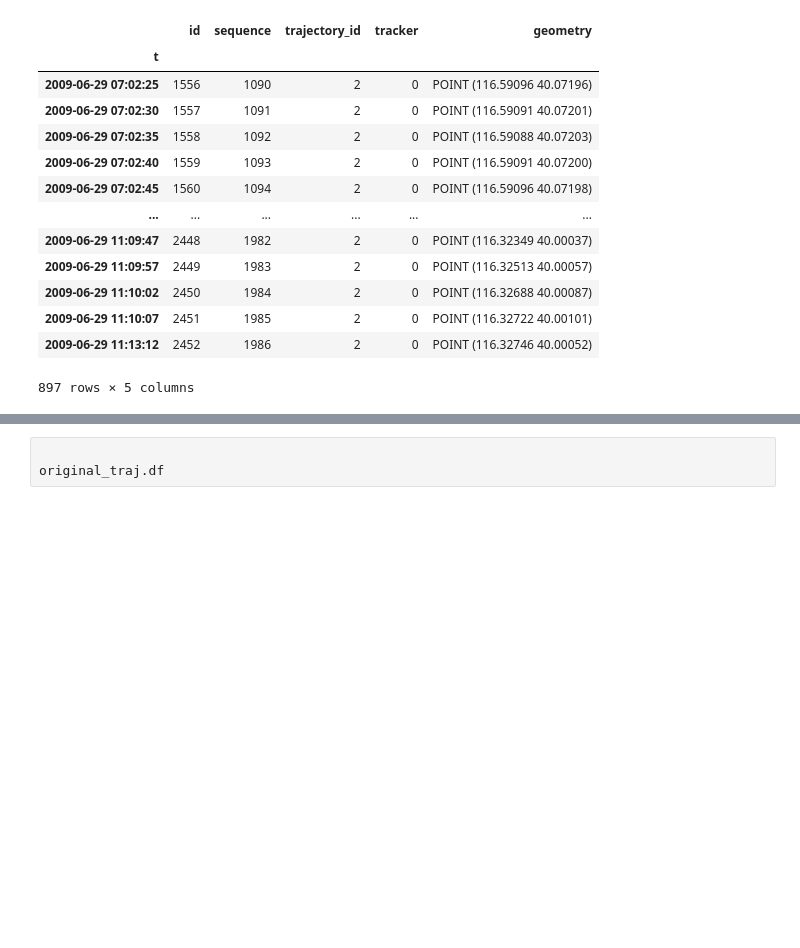
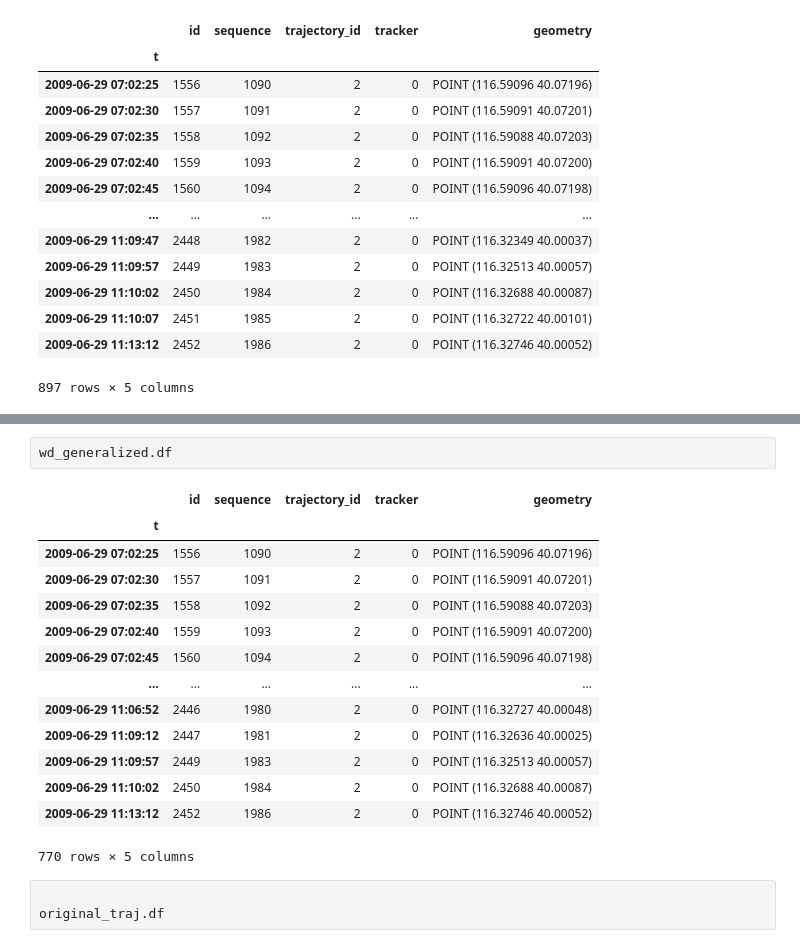
Before and after one commit to sajouaou/line-simplification-algorithm-for-mobility-data, a Jupyter notebook: Code/simplification.ipynb, the cells around one changed output, grey strips where cells are left out. Drawn from its saved outputs; the diff is of its cells as text; blank space fills up the shorter version.

```diff
--- a/Code/simplification.ipynb
+++ b/Code/simplification.ipynb
@@ -156,3 +181,20 @@ stonesoup  : None
+# %%
+wd_generalized.df
+# %% [output]
+|  | id | sequence | trajectory_id | tracker | geometry |
+| t |  |  |  |  |  |
+| 2009-06-29 07:02:25 | 1556 | 1090 | 2 | 0 | POINT (116.59096 40.07196) |
+| 2009-06-29 07:02:30 | 1557 | 1091 | 2 | 0 | POINT (116.59091 40.07201) |
+| 2009-06-29 07:02:35 | 1558 | 1092 | 2 | 0 | POINT (116.59088 40.07203) |
+| 2009-06-29 07:02:40 | 1559 | 1093 | 2 | 0 | POINT (116.59091 40.07200) |
+| 2009-06-29 07:02:45 | 1560 | 1094 | 2 | 0 | POINT (116.59096 40.07198) |
+| ... | ... | ... | ... | ... | ... |
+| 2009-06-29 11:06:52 | 2446 | 1980 | 2 | 0 | POINT (116.32727 40.00048) |
+| 2009-06-29 11:09:12 | 2447 | 1981 | 2 | 0 | POINT (116.32636 40.00025) |
+| 2009-06-29 11:09:57 | 2449 | 1983 | 2 | 0 | POINT (116.32513 40.00057) |
+| 2009-06-29 11:10:02 | 2450 | 1984 | 2 | 0 | POINT (116.32688 40.00087) |
+| 2009-06-29 11:13:12 | 2452 | 1986 | 2 | 0 | POINT (116.32746 40.00052) |
+770 rows × 5 columns
 # %%
 
 original_traj.df
```
Also changed, not shown: parts of 2 cells of this notebook, 20 other files.
